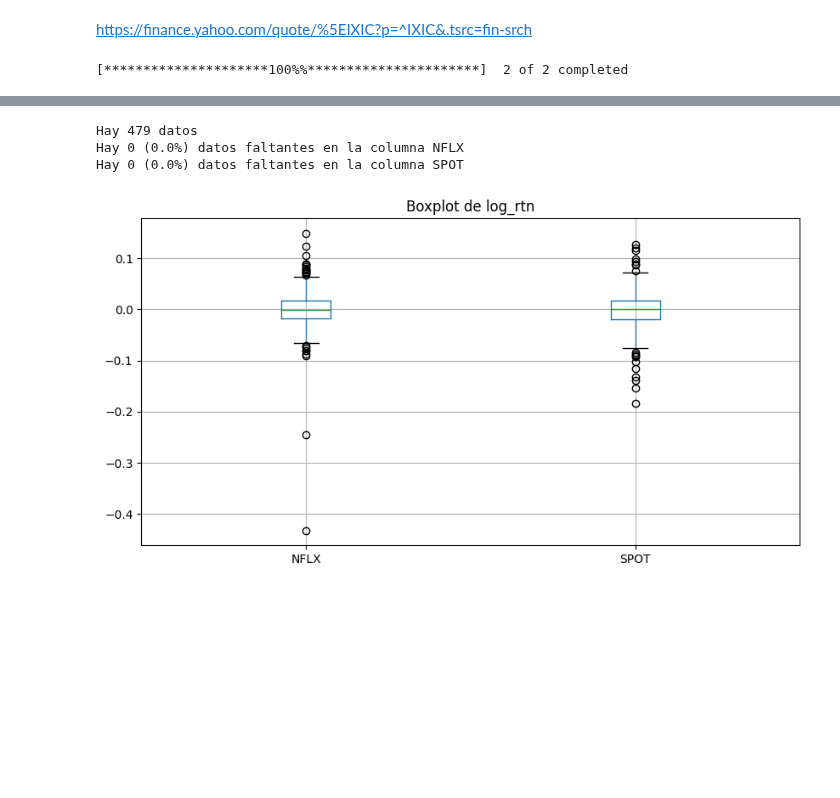
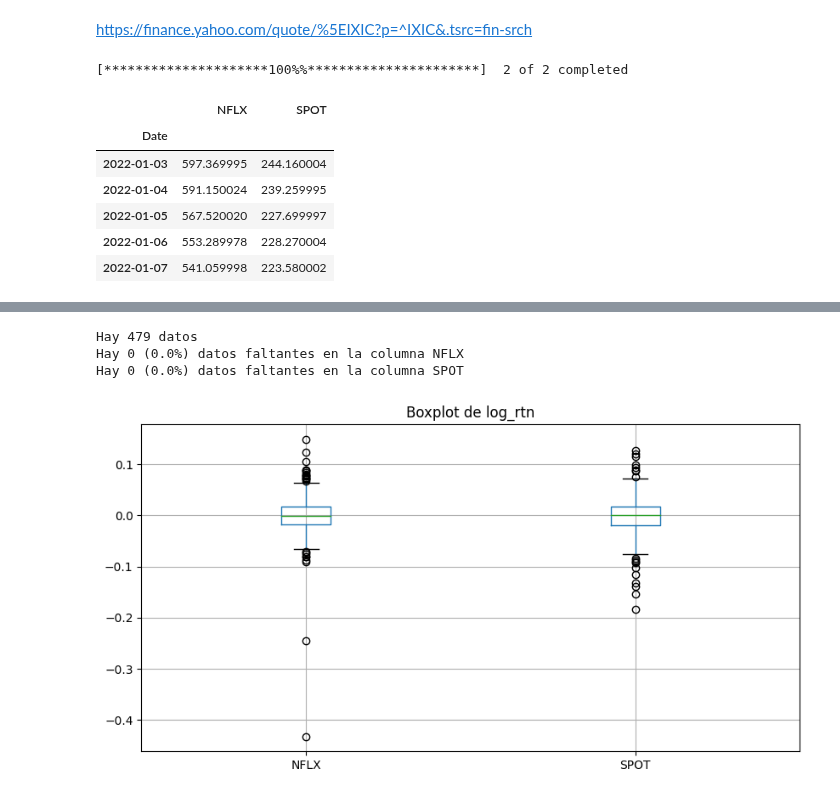
Before and after one commit to KevinrealG/Series_de_tiempo, a Jupyter notebook: 03_SeriesdeTiempo_Topologicas_Finanzas.ipynb, the cells around one changed output, grey strips where cells are left out. Cells and saved outputs as stored; diff of their text form; code cells hidden in the pictures; blank space fills up the shorter version.

```diff
--- a/03_SeriesdeTiempo_Topologicas_Finanzas.ipynb
+++ b/03_SeriesdeTiempo_Topologicas_Finanzas.ipynb
@@ -21,3 +25,13 @@ https://finance.yahoo.com/quote/%5EIXIC?p=^IXIC&.tsrc=fin-srch
 prices = yf.download(tickets, start=start, end=end)['Adj Close']
 # %% [output]
 [*********************100%%**********************]  2 of 2 completed
+# %%
+prices.head()
+# %% [output]
+|  | NFLX | SPOT |
+| Date |  |  |
+| 2022-01-03 | 597.369995 | 244.160004 |
+| 2022-01-04 | 591.150024 | 239.259995 |
+| 2022-01-05 | 567.520020 | 227.699997 |
+| 2022-01-06 | 553.289978 | 228.270004 |
+| 2022-01-07 | 541.059998 | 223.580002 |
```
Also changed, not shown: parts of 20 cells of this notebook.
